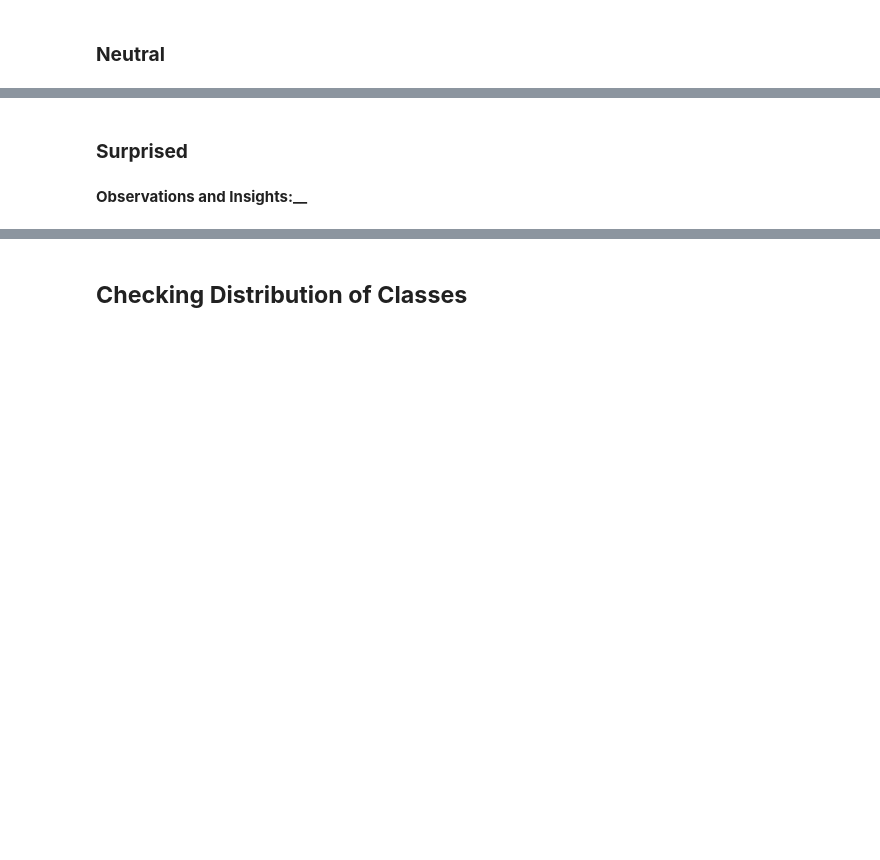
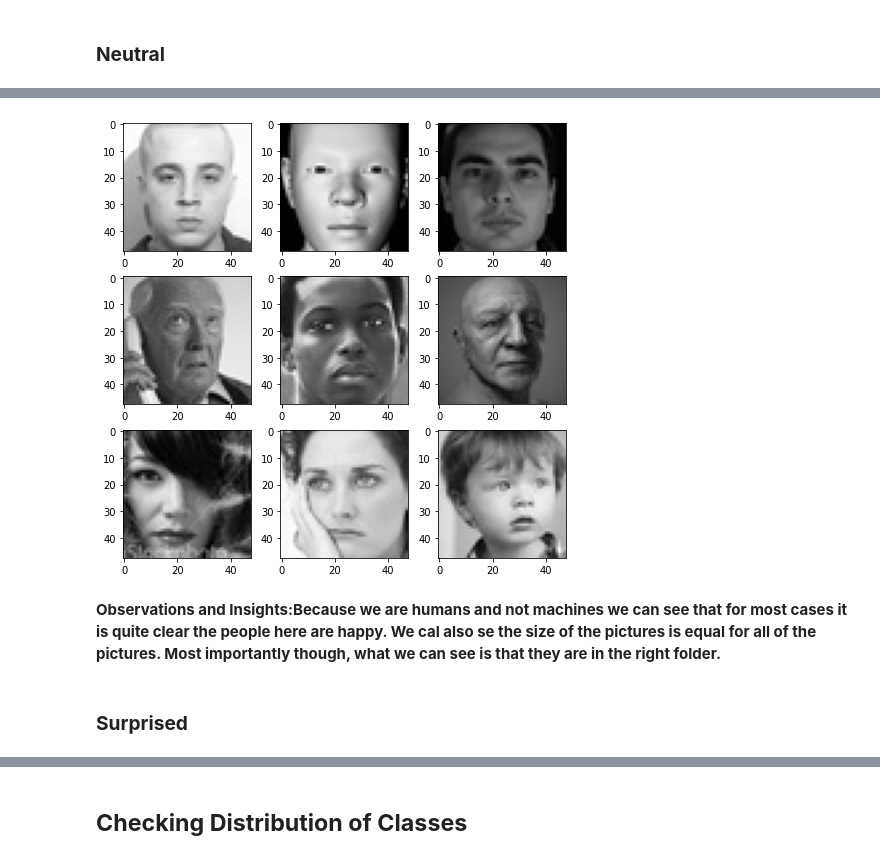
Before and after one commit to deadman20018/AppliedDataScience, a Jupyter notebook: Capstone Project DeepLearning/Reference_Notebook_Facial_Emotion_Detection_Milestone+1.ipynb, the cells around one changed output, grey strips where cells are left out. Cells and saved outputs as stored; diff of their text form; code cells hidden in the pictures; blank space fills up the shorter version.

```diff
--- a/Capstone Project DeepLearning/Reference_Notebook_Facial_Emotion_Detection_Milestone+1.ipynb
+++ b/Capstone Project DeepLearning/Reference_Notebook_Facial_Emotion_Detection_Milestone+1.ipynb
@@ -113,2 +122,17 @@ plt.show()
+# %%
+expression = 'neutral'
+plt.figure(figsize=(8,8))
+
+for i in range(1, 10, 1):
+  plt.subplot(3,3,i)
+
+  img = load_img(folder_path + "train/" +expression + "/" + os.listdir(folder_path + "train/" + expression)[i], target_size = (picture_size, picture_size))
+  plt.imshow(img)
+
+plt.show()
+# %% [output]
+[figure, added]
+# %% [markdown]
+**Observations and Insights:Because we are humans and not machines we can see that for most cases it is quite clear the people here are happy. We cal also se the size of the pictures is equal for all of the pictures. Most importantly though, what we can see is that they are in the right folder.**
 # %% [markdown]
 ### **Surprised**
@@ -117,2 +138,0 @@ plt.show()
-# %% [markdown]
-**Observations and Insights:__**
```
Also changed, not shown: parts of 35 cells of this notebook.
